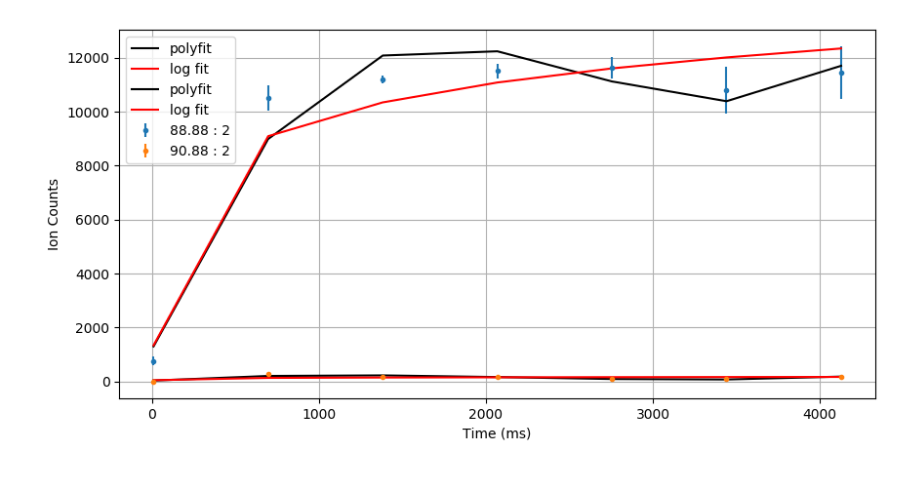
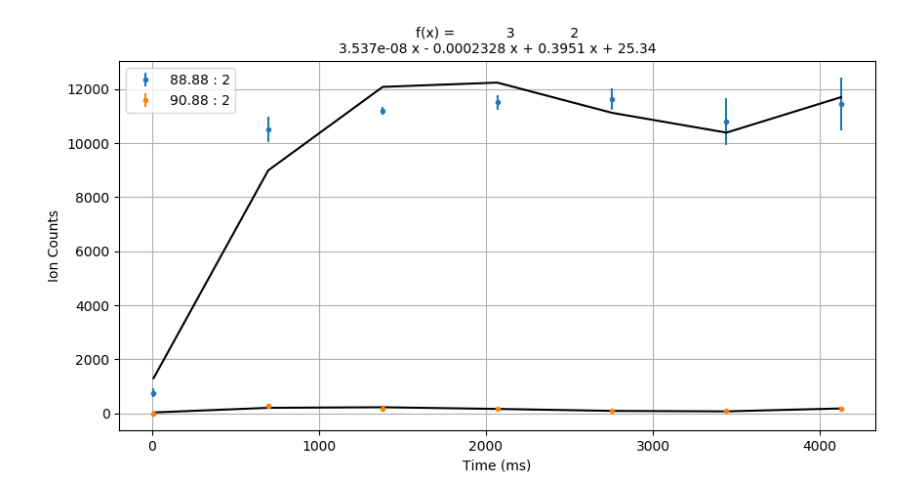
Before and after one commit to aravindhnivas/FELion-Spectrum-Analyser, a Jupyter notebook: testing/timescanplot.ipynb, the cells around one changed output. Saved outputs shown, nothing was run; the diff lists cells and outputs as text; code cells hidden in the pictures.

```diff
--- a/testing/timescanplot.ipynb
+++ b/testing/timescanplot.ipynb
@@ -117,36 +117,40 @@ for i in range(no_of_mass):
         lg = "{} : {}".format(mass_values[i], iterations[i])
 
         plt.errorbar(x, y, yerr = err, fmt = ".", label = lg )
 
         # polyfit
 
         z = np.polyfit(x, y, deg)
         p = np.poly1d(z)
         y_fit = [p(i) for i in x]
 
-        plt.plot(x, y_fit, "k-", label = "polyfit")
+        plt.plot(x, y_fit, "k-")
 
-        # log fit
+        '''# log fit
         popt, pcov = curve_fit(func, x, y)
 
         #brutal force to avoid errors
         x = np.array(x, dtype=float) #transform your data in a numpy array of floats
         y = np.array(y, dtype=float) #so the curve_fit can work
 
         yy = func(x, *popt)
 
-        plt.plot(x, yy, 'r-', label = "log fit")
+        plt.plot(x, yy, 'r-', label = "log fit")'''
 
+greek_letterz=[chr(code) for code in range(945,970)]
+xs = greek_letterz[10]
+plt.title("f(x) = {}".format(p),fontsize=10)
 
 plt.grid(True)
 plt.xlabel("Time (ms)")
 plt.ylabel("Ion Counts")
 plt.legend()
 #plt.title(filename + ":  Polyfit of Order: %i"%deg)
 plt.savefig(filename+".png")
+#plt.tight_layout()
 plt.show()
 plt.close()
 # %% [output]
-[figure, old version]
+[figure, new version]
 # %%
 from scipy.optimize import curve_fit
```
Also changed, not shown: parts of 7 cells of this notebook.
